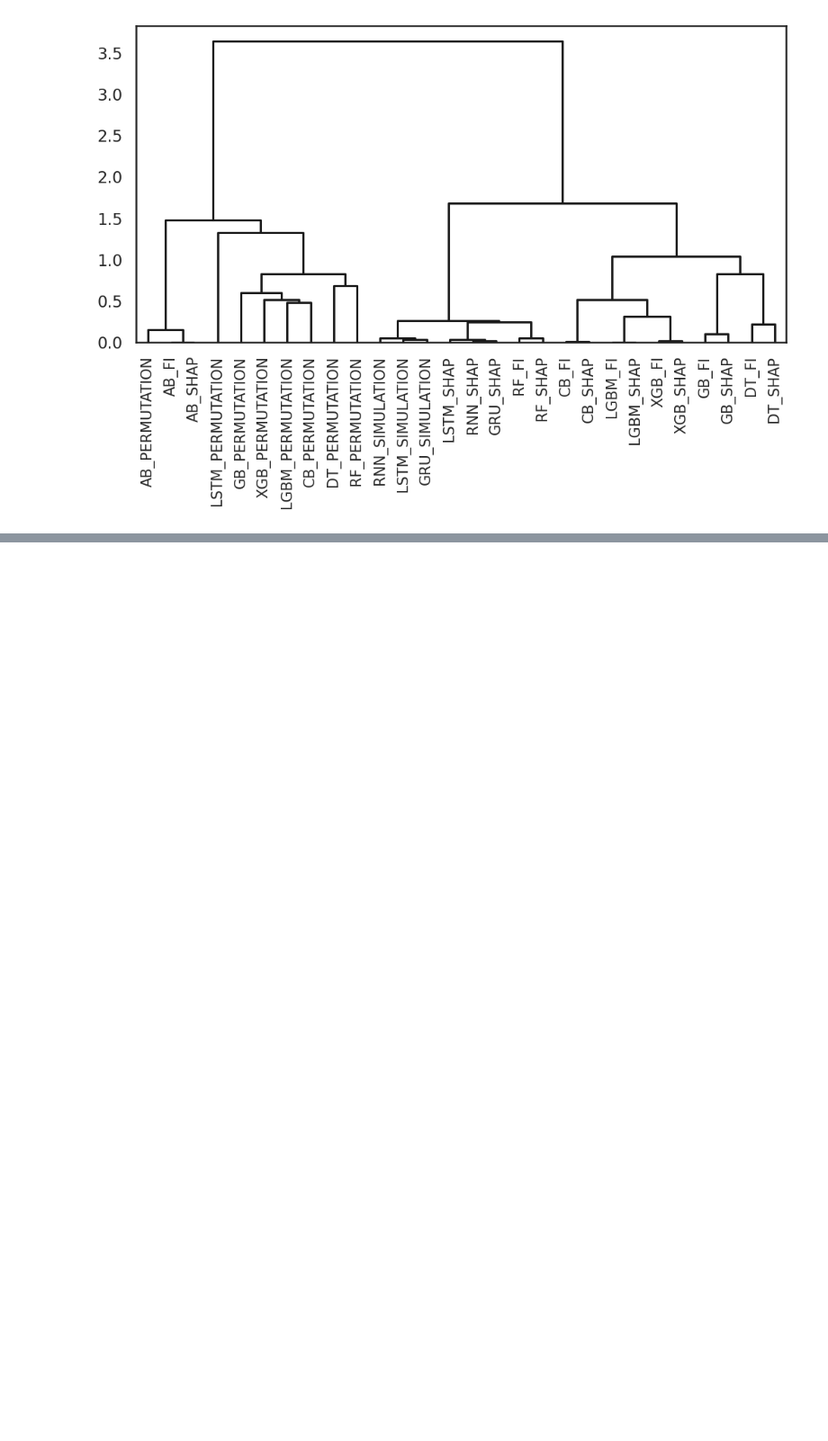
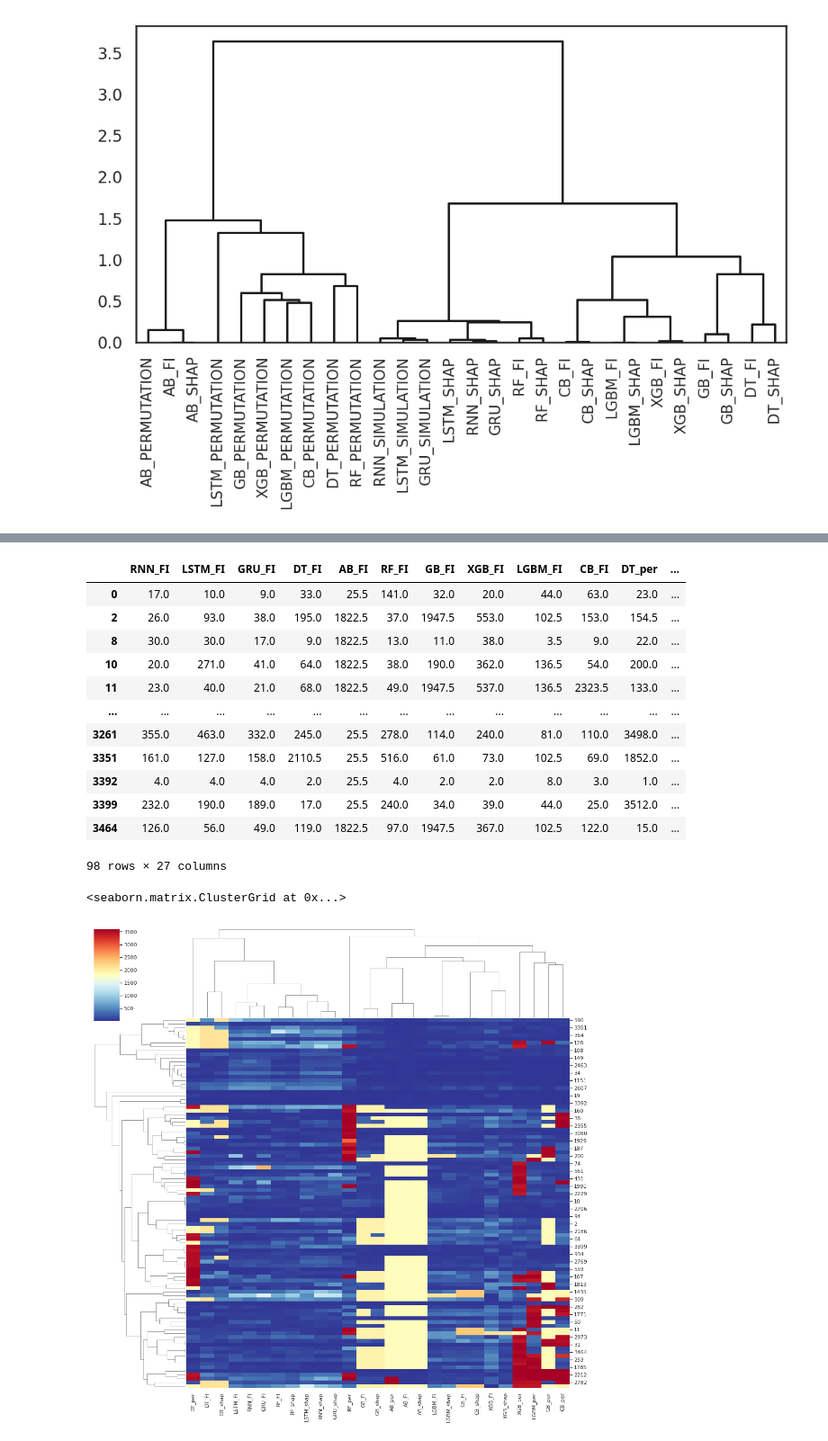
Before and after one commit to limeorange/MIMIC_Research, a Jupyter notebook: 해외_Journal of Biomedical Informatics/09 28 Methods Rank & Correlation Dendrogram.ipynb, the cells around one changed output, grey strips where cells are left out. Shown at 90% size. Saved outputs shown, nothing was run; the diff lists cells and outputs as text; code cells hidden in the pictures; blank space fills up the shorter version.

```diff
--- a/해외_Journal of Biomedical Informatics/09 28 Methods Rank & Correlation Dendrogram.ipynb
+++ b/해외_Journal of Biomedical Informatics/09 28 Methods Rank & Correlation Dendrogram.ipynb
@@ -277,0 +428,21 @@ scipy.cluster: The symmetric non-negative hollow observation matrix looks suspic
+# %%
+# 5. sns.clustermap
+data2 = df_union.iloc[:,3:]
+data2
+sns.clustermap(data2, cmap = 'RdYlBu_r', metric="correlation", figsize=(15,15))
+# %% [output]
+|  | RNN_FI | LSTM_FI | GRU_FI | DT_FI | AB_FI | RF_FI | GB_FI | XGB_FI | LGBM_FI | CB_FI | DT_per | ... |
+| 0 | 17.0 | 10.0 | 9.0 | 33.0 | 25.5 | 141.0 | 32.0 | 20.0 | 44.0 | 63.0 | 23.0 | ... |
+| 2 | 26.0 | 93.0 | 38.0 | 195.0 | 1822.5 | 37.0 | 1947.5 | 553.0 | 102.5 | 153.0 | 154.5 | ... |
+| 8 | 30.0 | 30.0 | 17.0 | 9.0 | 1822.5 | 13.0 | 11.0 | 38.0 | 3.5 | 9.0 | 22.0 | ... |
+| 10 | 20.0 | 271.0 | 41.0 | 64.0 | 1822.5 | 38.0 | 190.0 | 362.0 | 136.5 | 54.0 | 200.0 | ... |
+| 11 | 23.0 | 40.0 | 21.0 | 68.0 | 1822.5 | 49.0 | 1947.5 | 537.0 | 136.5 | 2323.5 | 133.0 | ... |
+| ... | ... | ... | ... | ... | ... | ... | ... | ... | ... | ... | ... | ... |
+| 3261 | 355.0 | 463.0 | 332.0 | 245.0 | 25.5 | 278.0 | 114.0 | 240.0 | 81.0 | 110.0 | 3498.0 | ... |
+| 3351 | 161.0 | 127.0 | 158.0 | 2110.5 | 25.5 | 516.0 | 61.0 | 73.0 | 102.5 | 69.0 | 1852.0 | ... |
+| 3392 | 4.0 | 4.0 | 4.0 | 2.0 | 25.5 | 4.0 | 2.0 | 2.0 | 8.0 | 3.0 | 1.0 | ... |
+| 3399 | 232.0 | 190.0 | 189.0 | 17.0 | 25.5 | 240.0 | 34.0 | 39.0 | 44.0 | 25.0 | 3512.0 | ... |
+| 3464 | 126.0 | 56.0 | 49.0 | 119.0 | 1822.5 | 97.0 | 1947.5 | 367.0 | 102.5 | 122.0 | 15.0 | ... |
+98 rows × 27 columns
+<seaborn.matrix.ClusterGrid at 0x...>
+[figure, added]
```
Also changed, not shown: parts of 11 cells of this notebook.
